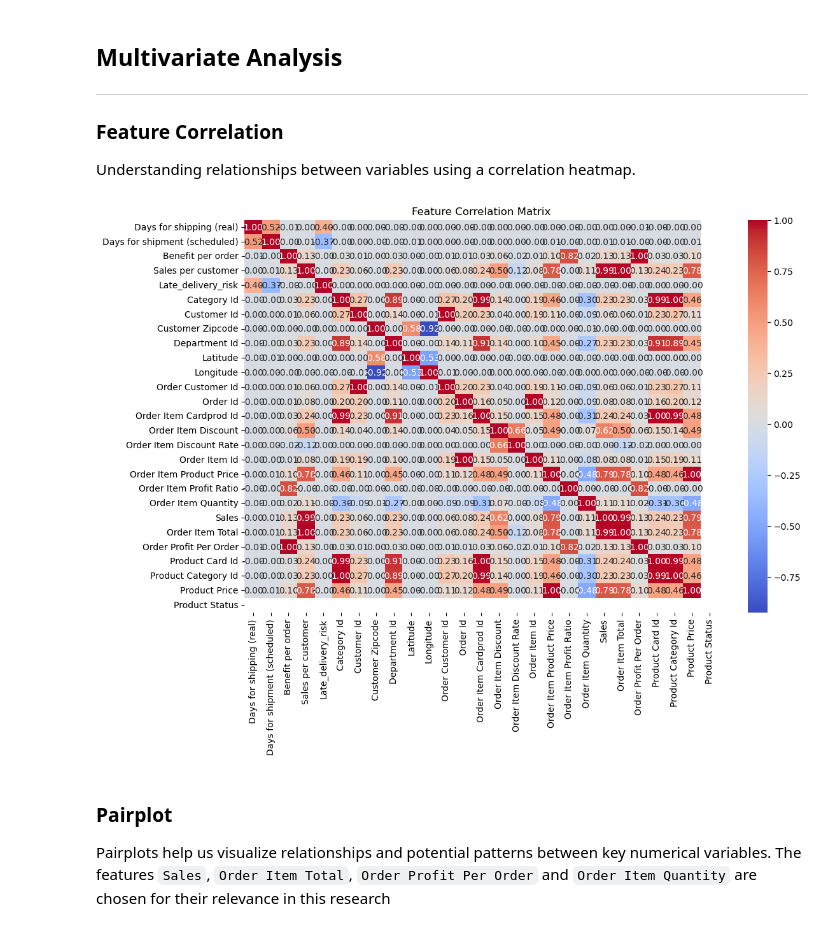
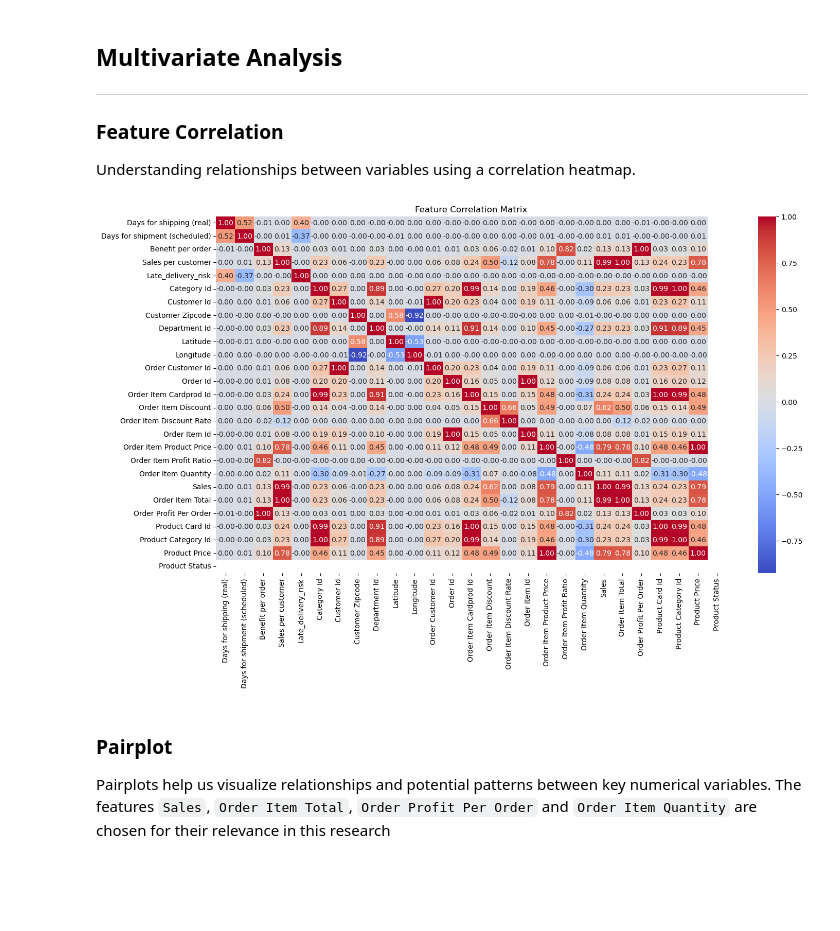
Before and after one commit to thomashz246/Master-Thesis, a Jupyter notebook: EDA_short.ipynb, the cells around one changed output. Drawn from its saved outputs; the diff is of its cells as text; code cells hidden in the pictures; blank space fills up the shorter version.

```diff
--- a/EDA_short.ipynb
+++ b/EDA_short.ipynb
@@ -164,16 +225,13 @@ Baseline MAE: 56.09
 
 Understanding relationships between variables using a correlation heatmap.
 # %%
-# Select only numeric columns for correlation
 numeric_df = df.select_dtypes(include=['number'])
-
-# Plot the heatmap
-plt.figure(figsize=(12, 8))
+plt.figure(figsize=(16, 9))
 sns.heatmap(numeric_df.corr(), annot=True, cmap="coolwarm", fmt=".2f")
 plt.title("Feature Correlation Matrix")
 plt.show()
 # %% [output]
-[figure, old version]
+[figure, new version]
 # %% [markdown]
 ### Pairplot
 
```
Also changed, not shown: parts of 9 cells of this notebook.
